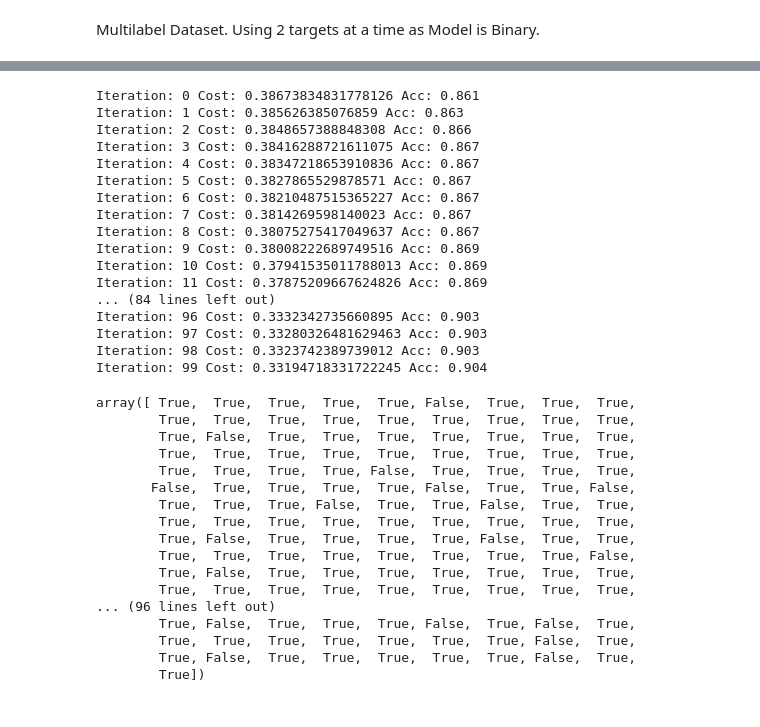
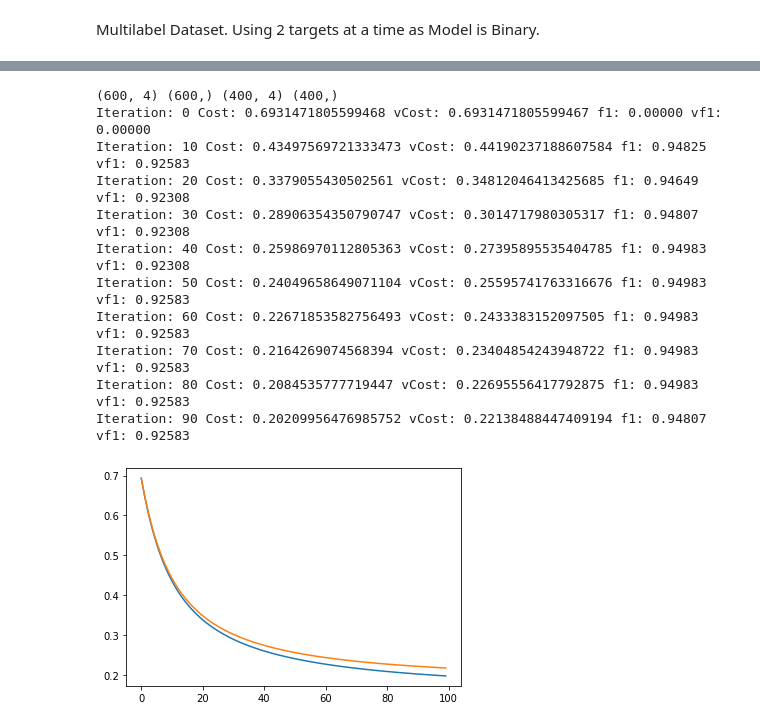
Before and after one commit to msparsh/ml-algorithms, a Jupyter notebook: notebooks/logistic_regression.ipynb, the cells around one changed output, grey strips where cells are left out. Drawn from its saved outputs; the diff is of its cells as text; code cells hidden in the pictures.

Commit message:
Added validation set, f1 scores. Fixed log error for log0. Added plots for cost and validation cost. Added more examples.

```diff
--- a/notebooks/logistic_regression.ipynb
+++ b/notebooks/logistic_regression.ipynb
@@ -169,41 +120,18 @@ array([ True,  True,  True,  True,  True,  True,  True,  True,  True,
 # %%
-X, y = make_classification(1000, 5, random_state=0)
+X, y = make_classification(1000, 4, random_state=0)
 # %%
 m = LogisticRegression()
-W,b = m.fit(X,y,100, 0.008)
-m.predict(X, W,b) == y
+W, b, costs = m.fit(X, y, 100, 0.1)
 # %% [output]
-Iteration: 0 Cost: 0.38673834831778126 Acc: 0.861
-Iteration: 1 Cost: 0.385626385076859 Acc: 0.863
-Iteration: 2 Cost: 0.3848657388848308 Acc: 0.866
-Iteration: 3 Cost: 0.38416288721611075 Acc: 0.867
-Iteration: 4 Cost: 0.38347218653910836 Acc: 0.867
-Iteration: 5 Cost: 0.3827865529878571 Acc: 0.867
-Iteration: 6 Cost: 0.38210487515365227 Acc: 0.867
-Iteration: 7 Cost: 0.3814269598140023 Acc: 0.867
-Iteration: 8 Cost: 0.38075275417049637 Acc: 0.867
-Iteration: 9 Cost: 0.38008222689749516 Acc: 0.869
-Iteration: 10 Cost: 0.37941535011788013 Acc: 0.869
-Iteration: 11 Cost: 0.37875209667624826 Acc: 0.869
-... (84 lines left out)
-Iteration: 96 Cost: 0.3332342735660895 Acc: 0.903
-Iteration: 97 Cost: 0.33280326481629463 Acc: 0.903
-Iteration: 98 Cost: 0.3323742389739012 Acc: 0.903
-Iteration: 99 Cost: 0.33194718331722245 Acc: 0.904
+(600, 4) (600,) (400, 4) (400,)
+Iteration: 0 Cost: 0.6931471805599468 vCost: 0.6931471805599467 f1: 0.00000 vf1: 0.00000
+Iteration: 10 Cost: 0.43497569721333473 vCost: 0.44190237188607584 f1: 0.94825 vf1: 0.92583
+Iteration: 20 Cost: 0.3379055430502561 vCost: 0.34812046413425685 f1: 0.94649 vf1: 0.92308
+Iteration: 30 Cost: 0.28906354350790747 vCost: 0.3014717980305317 f1: 0.94807 vf1: 0.92308
+Iteration: 40 Cost: 0.25986970112805363 vCost: 0.27395895535404785 f1: 0.94983 vf1: 0.92308
+Iteration: 50 Cost: 0.24049658649071104 vCost: 0.25595741763316676 f1: 0.94983 vf1: 0.92583
+Iteration: 60 Cost: 0.22671853582756493 vCost: 0.2433383152097505 f1: 0.94983 vf1: 0.92583
+Iteration: 70 Cost: 0.2164269074568394 vCost: 0.23404854243948722 f1: 0.94983 vf1: 0.92583
+Iteration: 80 Cost: 0.2084535777719447 vCost: 0.22695556417792875 f1: 0.94983 vf1: 0.92583
+Iteration: 90 Cost: 0.20209956476985752 vCost: 0.22138488447409194 f1: 0.94807 vf1: 0.92583
-array([ True,  True,  True,  True,  True, False,  True,  True,  True,
-        True,  True,  True,  True,  True,  True,  True,  True,  True,
-        True, False,  True,  True,  True,  True,  True,  True,  True,
-        True,  True,  True,  True,  True,  True,  True,  True,  True,
-        True,  True,  True,  True, False,  True,  True,  True,  True,
-       False,  True,  True,  True,  True, False,  True,  True, False,
-        True,  True,  True, False,  True,  True, False,  True,  True,
-        True,  True,  True,  True,  True,  True,  True,  True,  True,
-        True, False,  True,  True,  True,  True, False,  True,  True,
-        True,  True,  True,  True,  True,  True,  True,  True, False,
-        True, False,  True,  True,  True,  True,  True,  True,  True,
-        True,  True,  True,  True,  True,  True,  True,  True,  True,
-... (96 lines left out)
-        True, False,  True,  True,  True, False,  True, False,  True,
-        True,  True,  True,  True,  True,  True,  True, False,  True,
-        True, False,  True,  True,  True,  True,  True, False,  True,
-        True])
+[figure, added]
```
Also changed, not shown: parts of 18 cells of this notebook.
